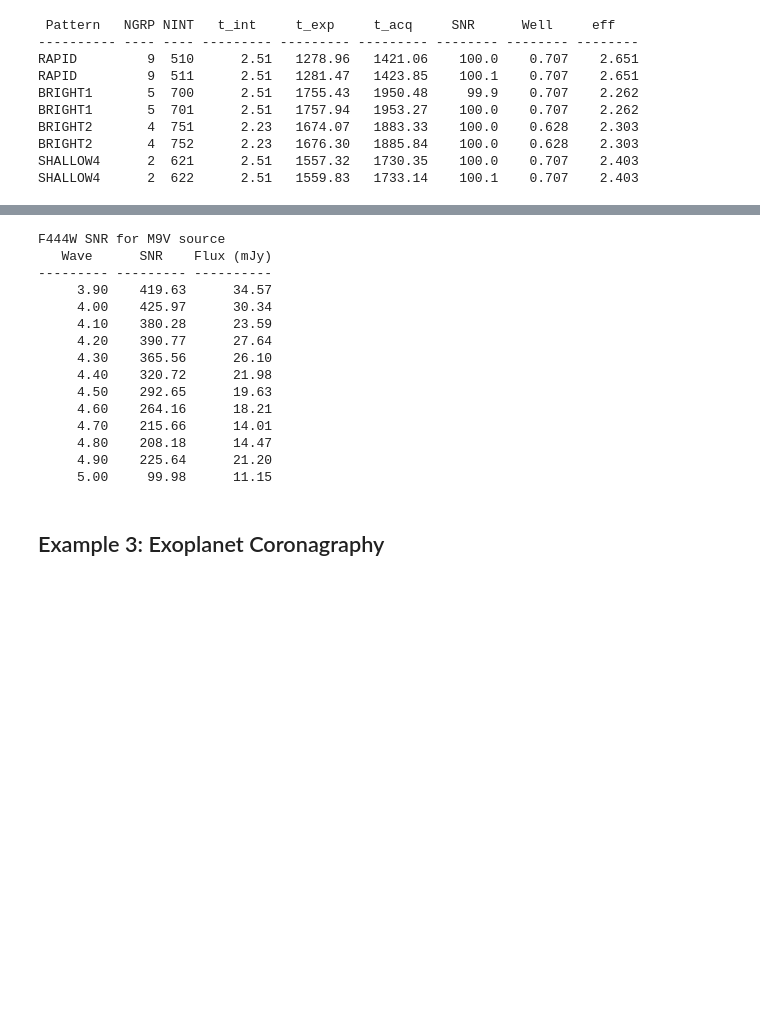
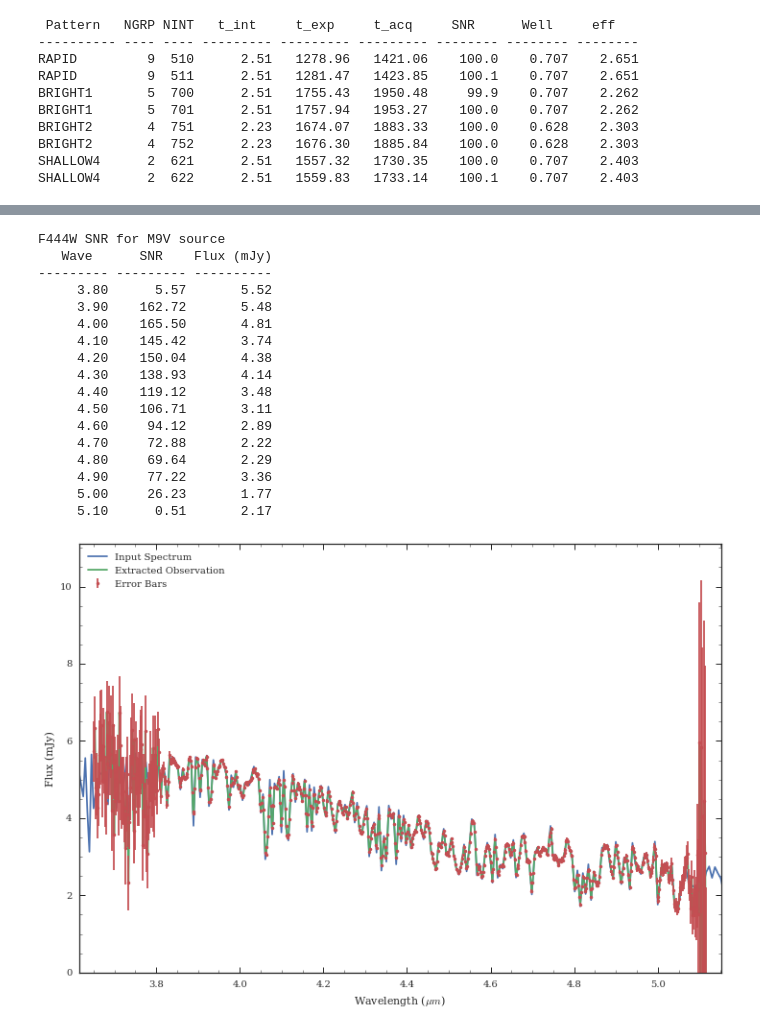
Before and after one commit to JarronL/pynrc, a Jupyter notebook: notebooks/Example_Ramp_Optimize.ipynb, the cells around one changed output, grey strips where cells are left out. Cells and saved outputs as stored; diff of their text form; code cells hidden in the pictures; blank space fills up the shorter version.

```diff
--- a/notebooks/Example_Ramp_Optimize.ipynb
+++ b/notebooks/Example_Ramp_Optimize.ipynb
@@ -176,26 +280,22 @@ DEEP8         2   18      9.54    171.67    177.80    303.8    0.044   22.787
 # %%
-# Let's say we choose SHALLOW4, NGRP=8, NINT=10
-# Update detector readout
-nrc.update_detectors(read_mode='SHALLOW4', ngroup=8, nint=10)
-
 # Print final wavelength-dependent SNR
-# For spectroscopy, the snr_goal is the average over the bandpass
-snr_dict = nrc.sensitivity(sp=sp_M9V, forwardSNR=True, units='mJy', verbose=True)
+# For spectroscopy, the snr_goal is the median over the bandpass
+snr_dict = nrc.sensitivity(sp=sp_M9V, forwardSNR=True, units='mJy', verbose=True, image=image)
 # %% [output]
 F444W SNR for M9V source
    Wave      SNR    Flux (mJy)
 --------- --------- ----------
-     3.90    419.63      34.57
-     4.00    425.97      30.34
-     4.10    380.28      23.59
-     4.20    390.77      27.64
-     4.30    365.56      26.10
-     4.40    320.72      21.98
-     4.50    292.65      19.63
-     4.60    264.16      18.21
-     4.70    215.66      14.01
-     4.80    208.18      14.47
-     4.90    225.64      21.20
-     5.00     99.98      11.15
+     3.80      5.57       5.52
+     3.90    162.72       5.48
+     4.00    165.50       4.81
+     4.10    145.42       3.74
+     4.20    150.04       4.38
+     4.30    138.93       4.14
+     4.40    119.12       3.48
+     4.50    106.71       3.11
+     4.60     94.12       2.89
+     4.70     72.88       2.22
+     4.80     69.64       2.29
+     4.90     77.22       3.36
+     5.00     26.23       1.77
+     5.10      0.51       2.17
-# %% [markdown]
-## Example 3: Exoplanet Coronagraphy
@@ -202,3 +320,45 @@ F444W SNR for M9V source
+# %%
+# Build a quick RSRF
+sp_M9V.convert('mjy')
+rsrf = spec / sp_M9V.sample(wspec*1e4)
+rsrf = nrc_utils.frebin(rsrf, scale=0.5, total=True)
+
+spec_rebin_cal = spec_rebin / rsrf
+_spec_rebin_cal = _spec_rebin / rsrf
+# %%
+# Add some random Gaussian noise to the spectrum
+spec_rebin_cal += np.random.normal(scale=_spec_rebin_cal)
+# %%
+# Overplot the spectrum
+fig, ax = plt.subplots(1,1, figsize=(12,8))
+
+ax.plot(sp_M9V.wave/1e4, sp_M9V.flux, label='Input Spectrum')
+ax.plot(wspec_rebin, spec_rebin_cal, label='Extracted Observation')
+plt.errorbar(wspec_rebin,spec_rebin_cal, yerr=_spec_rebin_cal, zorder=3,
+             fmt='.', label='Error Bars')
+ax.legend(loc='best')
+
+xr = np.array([wspec_rebin.min(), wspec_rebin.max()])
+dx = 0.025*(xr[1]-xr[0])
+xr[0] -= dx; xr[1] += dx
+
+yr = np.array([np.min(spec_rebin_cal-_spec_rebin_cal), np.max(spec_rebin_cal+_spec_rebin_cal)])
+dy = 0.05*(yr[1]-yr[0])
+yr[0] -= dy; yr[1] += dy
+yr[0] = np.max([0,yr[0]])
+
+ax.set_xlim(xr)
+ax.set_ylim(yr)
+ax.set_xlabel('Wavelength ($\mu m$)')
+ax.set_ylabel('Flux (mJy)')
+
+ax.minorticks_on()
+
+
+#ax.set_xlim([3.6,3.8])
+#ax.set_ylim([5,10])
+# %% [output]
+[figure, added]
 # %% [markdown]
 ## Example 4: Exoplanet Transit Spectroscopy
 
```
Also changed, not shown: parts of 32 cells of this notebook.
